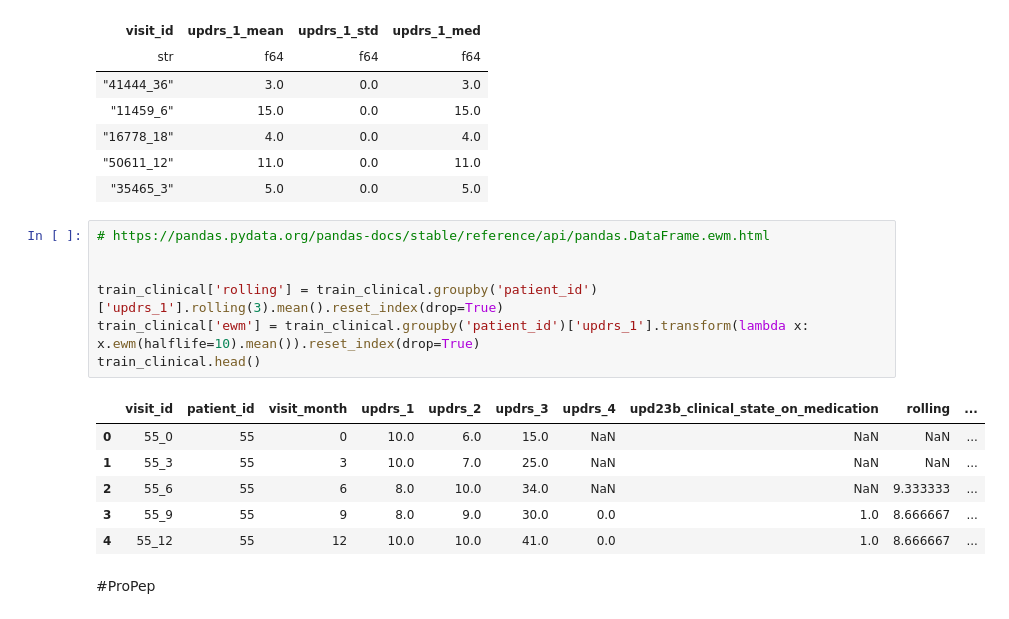
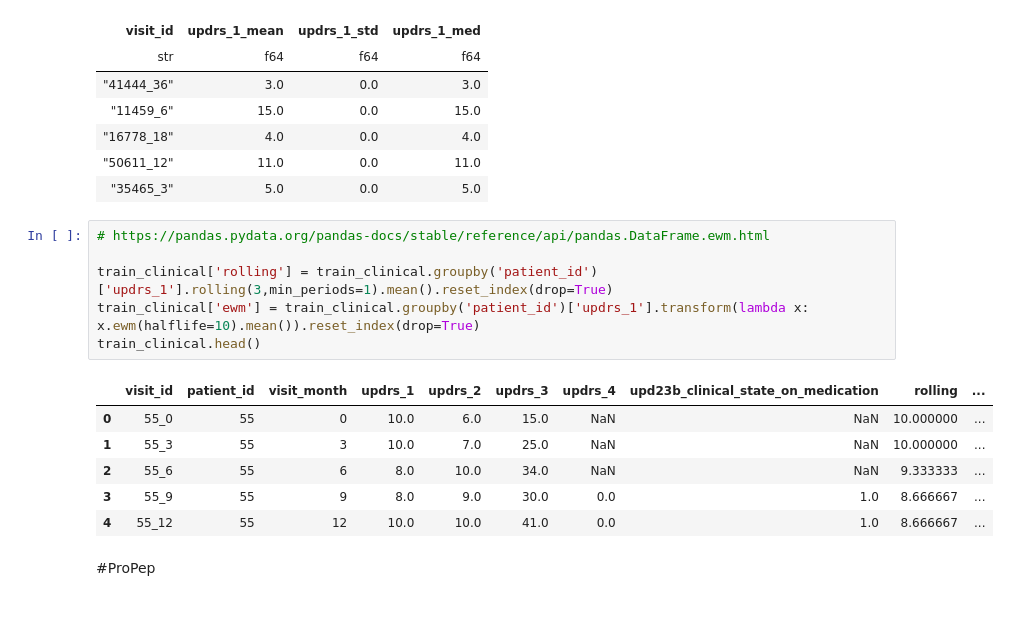
Before and after one commit to kunai-3txk/Compe_tonyobyo, a Jupyter notebook: AMP_FeatureStore.ipynb, the cells around one changed output. Saved outputs shown, nothing was run; the diff lists cells and outputs as text.

```diff
--- a/AMP_FeatureStore.ipynb
+++ b/AMP_FeatureStore.ipynb
@@ -197,14 +197,13 @@ shape: (5, 4)
 # %%
 # https://pandas.pydata.org/pandas-docs/stable/reference/api/pandas.DataFrame.ewm.html
 
-
-train_clinical['rolling'] = train_clinical.groupby('patient_id')['updrs_1'].rolling(3).mean().reset_index(drop=True)
+train_clinical['rolling'] = train_clinical.groupby('patient_id')['updrs_1'].rolling(3,min_periods=1).mean().reset_index(drop=True)
 train_clinical['ewm'] = train_clinical.groupby('patient_id')['updrs_1'].transform(lambda x: x.ewm(halflife=10).mean()).reset_index(drop=True)
 train_clinical.head()
 # %% [output]
 |  | visit_id | patient_id | visit_month | updrs_1 | updrs_2 | updrs_3 | updrs_4 | upd23b_clinical_state_on_medication | rolling | ... |
-| 0 | 55_0 | 55 | 0 | 10.0 | 6.0 | 15.0 | NaN | NaN | NaN | ... |
-| 1 | 55_3 | 55 | 3 | 10.0 | 7.0 | 25.0 | NaN | NaN | NaN | ... |
+| 0 | 55_0 | 55 | 0 | 10.0 | 6.0 | 15.0 | NaN | NaN | 10.000000 | ... |
+| 1 | 55_3 | 55 | 3 | 10.0 | 7.0 | 25.0 | NaN | NaN | 10.000000 | ... |
 | 2 | 55_6 | 55 | 6 | 8.0 | 10.0 | 34.0 | NaN | NaN | 9.333333 | ... |
 | 3 | 55_9 | 55 | 9 | 8.0 | 9.0 | 30.0 | 0.0 | 1.0 | 8.666667 | ... |
 | 4 | 55_12 | 55 | 12 | 10.0 | 10.0 | 41.0 | 0.0 | 1.0 | 8.666667 | ... |
```
